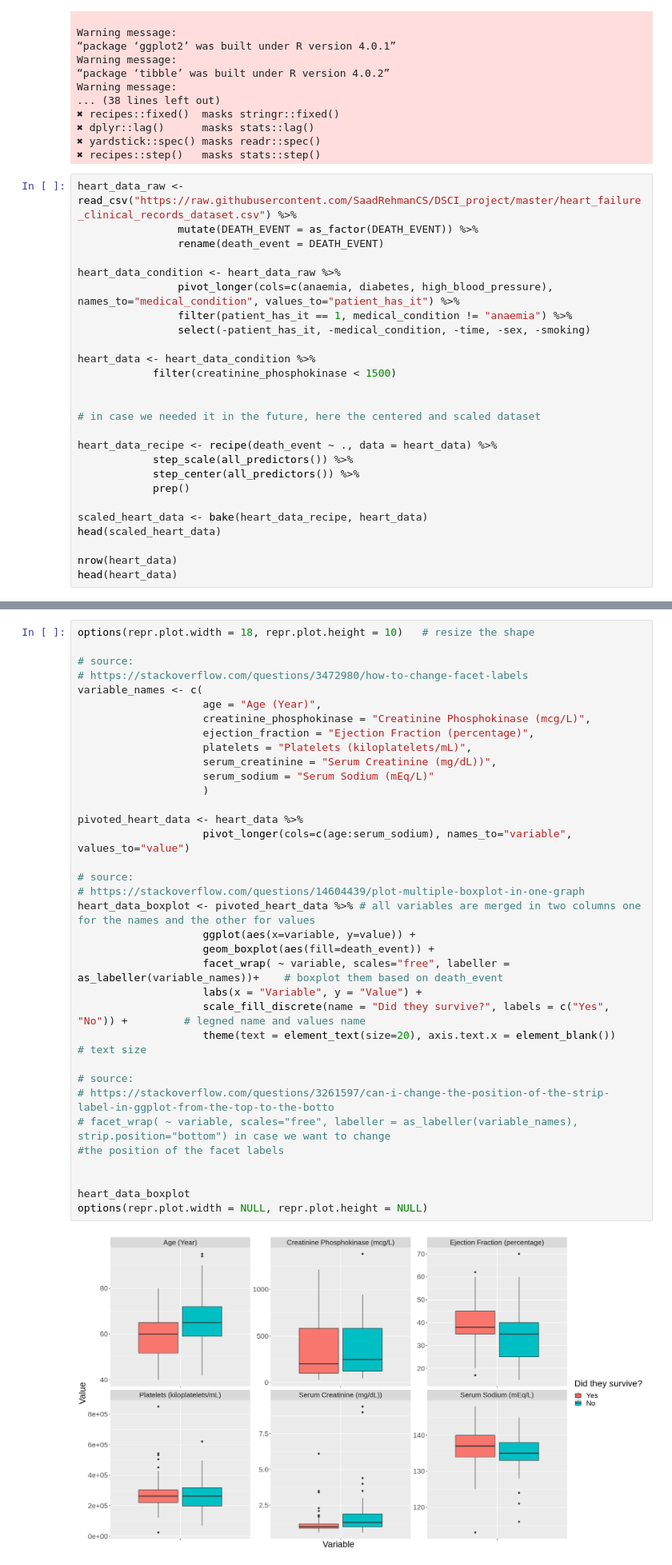
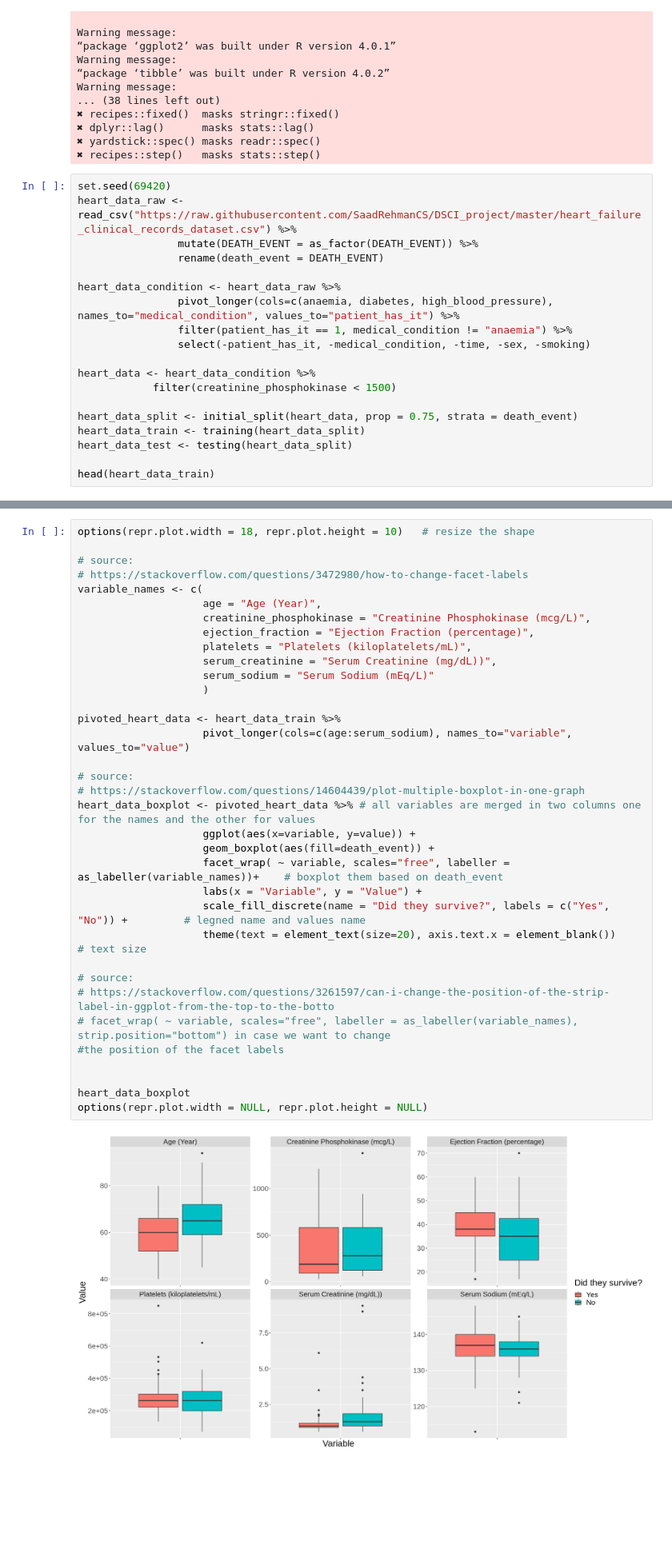
Before and after one commit to SaadRehmanCS/DSCI_project, a Jupyter notebook: heart_failure_analysis.ipynb, the cells around one changed output, grey strips where cells are left out. Shown at 80% size. Cells and saved outputs as stored; diff of their text form; blank space fills up the shorter version.

Commit message:
split the data into training and testing

```diff
--- a/heart_failure_analysis.ipynb
+++ b/heart_failure_analysis.ipynb
@@ -28,6 +28,7 @@ Warning message:
 ✖ yardstick::spec() masks readr::spec()
 ✖ recipes::step()   masks stats::step()
 # %%
+set.seed(69420)
 heart_data_raw <- read_csv("https://raw.githubusercontent.com/SaadRehmanCS/DSCI_project/master/heart_failure_clinical_records_dataset.csv") %>%
                 mutate(DEATH_EVENT = as_factor(DEATH_EVENT)) %>%
                 rename(death_event = DEATH_EVENT)
@@ -40,19 +41,11 @@ heart_data_condition <- heart_data_raw %>%
 heart_data <- heart_data_condition %>%
             filter(creatinine_phosphokinase < 1500)
 
+heart_data_split <- initial_split(heart_data, prop = 0.75, strata = death_event)
+heart_data_train <- training(heart_data_split)
+heart_data_test <- testing(heart_data_split)
 
-# in case we needed it in the future, here the centered and scaled dataset
-
-heart_data_recipe <- recipe(death_event ~ ., data = heart_data) %>%
-            step_scale(all_predictors()) %>%
-            step_center(all_predictors()) %>%
-            prep()
-
-scaled_heart_data <- bake(heart_data_recipe, heart_data)
-head(scaled_heart_data)
-
-nrow(heart_data)
-head(heart_data)
+head(heart_data_train)
 # %% [output]
 Parsed with column specification:
 cols(
@@ -102,35 +82,35 @@ options(repr.plot.width = 18, repr.plot.height = 10)   # resize the shape
 variable_names <- c(
                     age = "Age (Year)",
                     creatinine_phosphokinase = "Creatinine Phosphokinase (mcg/L)",
                     ejection_fraction = "Ejection Fraction (percentage)",
                     platelets = "Platelets (kiloplatelets/mL)",
                     serum_creatinine = "Serum Creatinine (mg/dL))",
                     serum_sodium = "Serum Sodium (mEq/L)"
                     )
 
-pivoted_heart_data <- heart_data %>%
+pivoted_heart_data <- heart_data_train %>%
                     pivot_longer(cols=c(age:serum_sodium), names_to="variable", values_to="value")
 
 # source:
 # https://stackoverflow.com/questions/14604439/plot-multiple-boxplot-in-one-graph
 heart_data_boxplot <- pivoted_heart_data %>% # all variables are merged in two columns one for the names and the other for values
                     ggplot(aes(x=variable, y=value)) +
                     geom_boxplot(aes(fill=death_event)) +
                     facet_wrap( ~ variable, scales="free", labeller = as_labeller(variable_names))+    # boxplot them based on death_event
                     labs(x = "Variable", y = "Value") +
                     scale_fill_discrete(name = "Did they survive?", labels = c("Yes", "No")) +         # legned name and values name
                     theme(text = element_text(size=20), axis.text.x = element_blank())                 # text size
 
 # source:
 # https://stackoverflow.com/questions/3261597/can-i-change-the-position-of-the-strip-label-in-ggplot-from-the-top-to-the-botto
 # facet_wrap( ~ variable, scales="free", labeller = as_labeller(variable_names), strip.position="bottom") in case we want to change
 #the position of the facet labels
 
 
 heart_data_boxplot
 options(repr.plot.width = NULL, repr.plot.height = NULL)
 # %% [output]
-[figure, old version]
+[figure, new version]
 # %% [markdown]
 From the figure above we can notice that there is not significant difference when comprsining the data of people who died and who survived in the *creatinine_phosphokinase* and *platelets*. Therefore, we will exclude these two variables from our predictors.
 # %%
```
Also changed, not shown: parts of 15 cells of this notebook.
